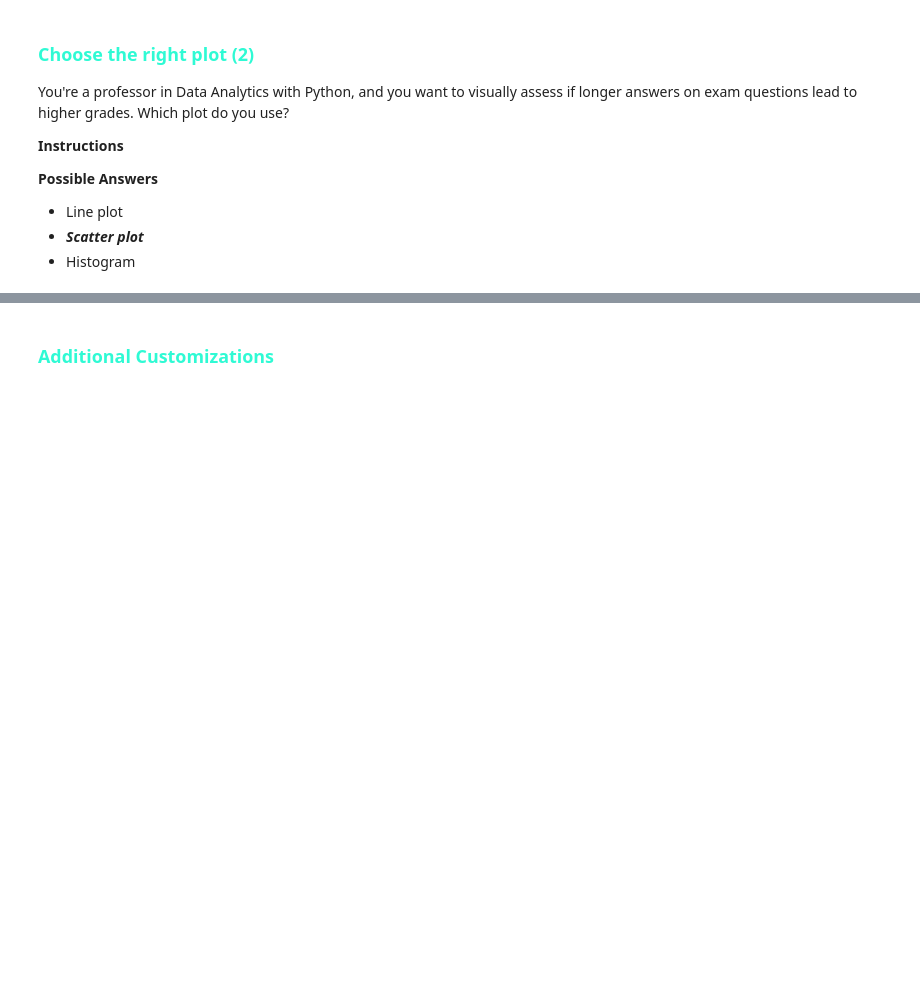
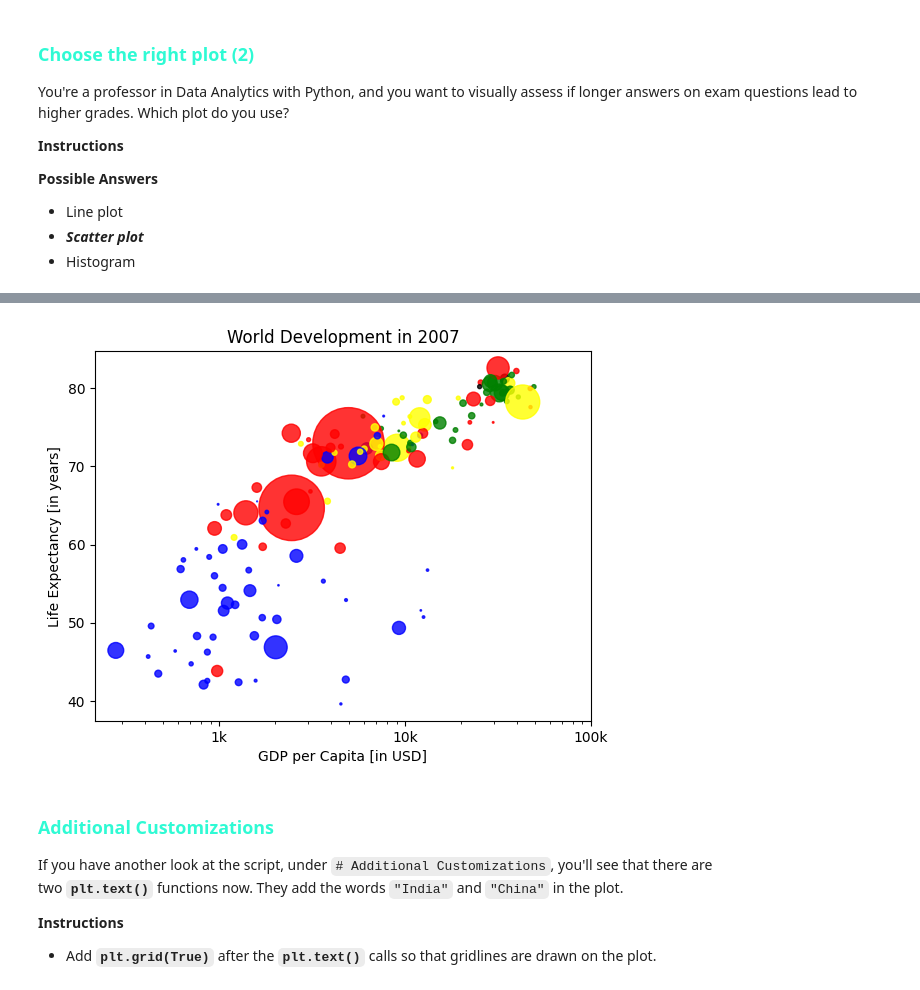
Before and after one commit to canakyuz/Data-Scientist-with-Python, a Jupyter notebook: docs/2.Intermediate_Python/1-Matplotlib.ipynb, the cells around one changed output, grey strips where cells are left out. Cells and saved outputs as stored; diff of their text form; code cells hidden in the pictures; blank space fills up the shorter version.

```diff
--- a/docs/2.Intermediate_Python/1-Matplotlib.ipynb
+++ b/docs/2.Intermediate_Python/1-Matplotlib.ipynb
@@ -287,2 +428,25 @@ You're a professor in Data Analytics with Python, and you want to visually asses
+# %%
+col = ['red', 'green', 'blue', 'blue', 'yellow', 'black', 'green', 'red', 'red', 'green', 'blue', 'yellow', 'green', 'blue', 'yellow', 'green', 'blue', 'blue', 'red', 'blue', 'yellow', 'blue', 'blue', 'yellow', 'red', 'yellow', 'blue', 'blue', 'blue', 'yellow', 'blue', 'green', 'yellow', 'green', 'green', 'blue', 'yellow', 'yellow', 'blue', 'yellow', 'blue', 'blue', 'blue', 'green', 'green', 'blue', 'blue', 'green', 'blue', 'green', 'yellow', 'blue', 'blue', 'yellow', 'yellow', 'red', 'green', 'green', 'red', 'red', 'red', 'red', 'green', 'red', 'green', 'yellow', 'red', 'red', 'blue', 'red', 'red', 'red', 'red', 'blue', 'blue', 'blue', 'blue', 'blue', 'red', 'blue', 'blue', 'blue', 'yellow', 'red', 'green', 'blue', 'blue', 'red', 'blue', 'red', 'green', 'black', 'yellow', 'blue', 'blue', 'green', 'red', 'red', 'yellow', 'yellow', 'yellow', 'red', 'green', 'green', 'yellow', 'blue', 'green', 'blue', 'blue', 'red', 'blue', 'green', 'blue', 'red', 'green', 'green', 'blue', 'blue', 'green', 'red', 'blue', 'blue', 'green', 'green', 'red', 'red', 'blue', 'red', 'blue', 'yellow', 'blue', 'green', 'blue', 'green', 'yellow', 'yellow', 'yellow', 'red', 'red', 'red', 'blue', 'blue']
+
+# Specify c and alpha inside plt.scatter()
+plt.scatter(x = gdp_cap, y = life_exp, s = np.array(pop) * 2, c = col, alpha = 0.8)
+
+# Previous customizations
+plt.xscale('log')
+plt.xlabel('GDP per Capita [in USD]')
+plt.ylabel('Life Expectancy [in years]')
+plt.title('World Development in 2007')
+plt.xticks([1000,10000,100000], ['1k','10k','100k'])
+
+# Show the plot
+plt.show()
+# %% [output]
+[figure, added]
 # %% [markdown]
 <h3 style="color:#2ffad4">Additional Customizations</h3>
+
+If you have another look at the script, under `# Additional Customizations`, you'll see that there are two **`plt.text()`** functions now. They add the words `"India"` and `"China"` in the plot.
+
+**Instructions**
+
+- Add **`plt.grid(True)`** after the **`plt.text()`** calls so that gridlines are drawn on the plot.
```
Also changed, not shown: parts of 10 cells of this notebook, 3 other files.
